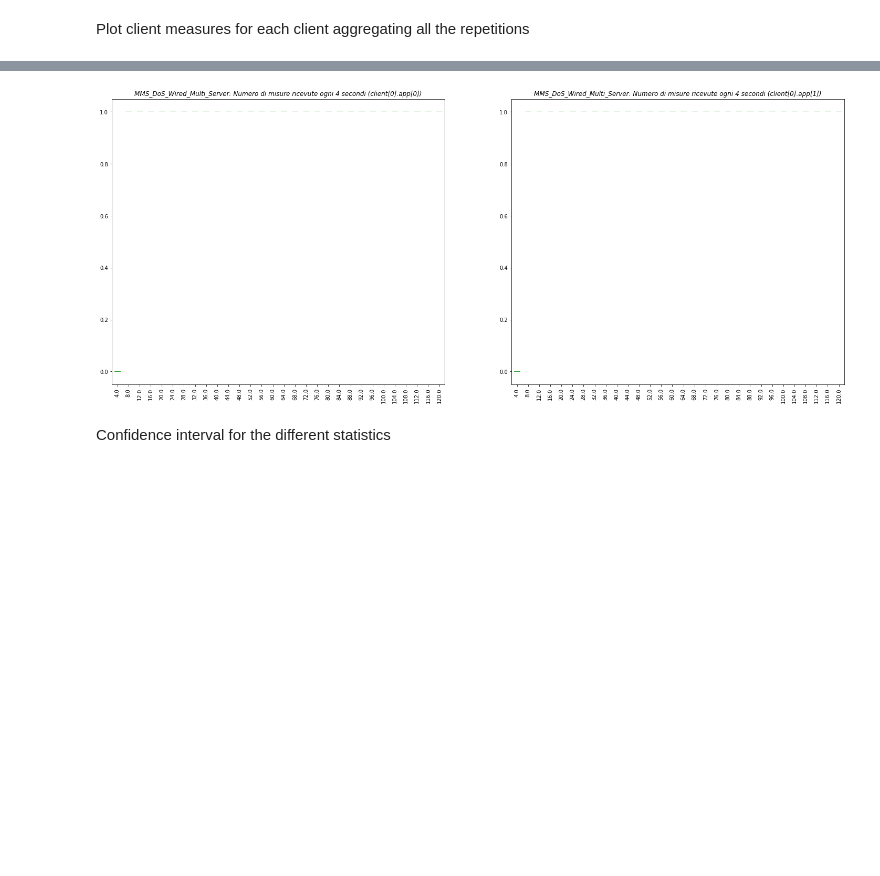
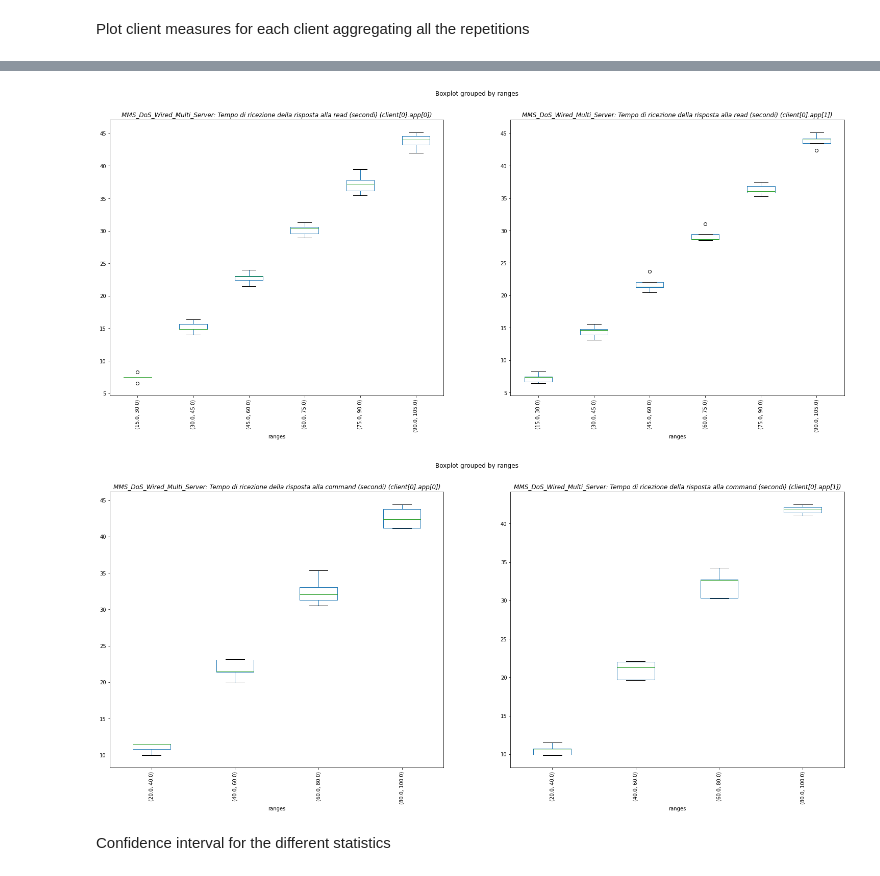
Before and after one commit to Dosclic98/MQTT_MMS_Medium, a Jupyter notebook: simulations/analysis/analyzer.ipynb, the cells around one changed output, grey strips where cells are left out. Cells and saved outputs as stored; diff of their text form; code cells hidden in the pictures; blank space fills up the shorter version.

```diff
--- a/simulations/analysis/analyzer.ipynb
+++ b/simulations/analysis/analyzer.ipynb
@@ -107,8 +163,10 @@ evilScaDfList = plotBoxWisker(evilMeasNames, 1, numServers, cli="evilClient", ti
 [figure]
-# %%
-cliVecDfList = plotBoxWisker(cliMeasNames, numClients, numServers, mode=StatType.VECTOR, title=simName + ": Numero di misure ricevute ogni 4 secondi")
-# %% [output]
-[figure, removed]
+# %%
+cliVecDfList = plotBoxWiskerVec(numClients, numServers, title=simName + ": Tempo di ricezione della risposta alla read (secondi)", vecMeasName="readResponseReceivedTime", numRanges = 8)
+cliVecDfList = plotBoxWiskerVec(numClients, numServers, title=simName + ": Tempo di ricezione della risposta alla command (secondi)", vecMeasName="commandResponseReceivedTime", numRanges = 6)
+# %% [output]
+[figure, added]
+[figure, added]
 # %%
 def confidenceInterval(data, confidence = 0.95):
     for (colName, colData) in data.iteritems():
```
Also changed, not shown: parts of 5 cells of this notebook, 1 other file.
